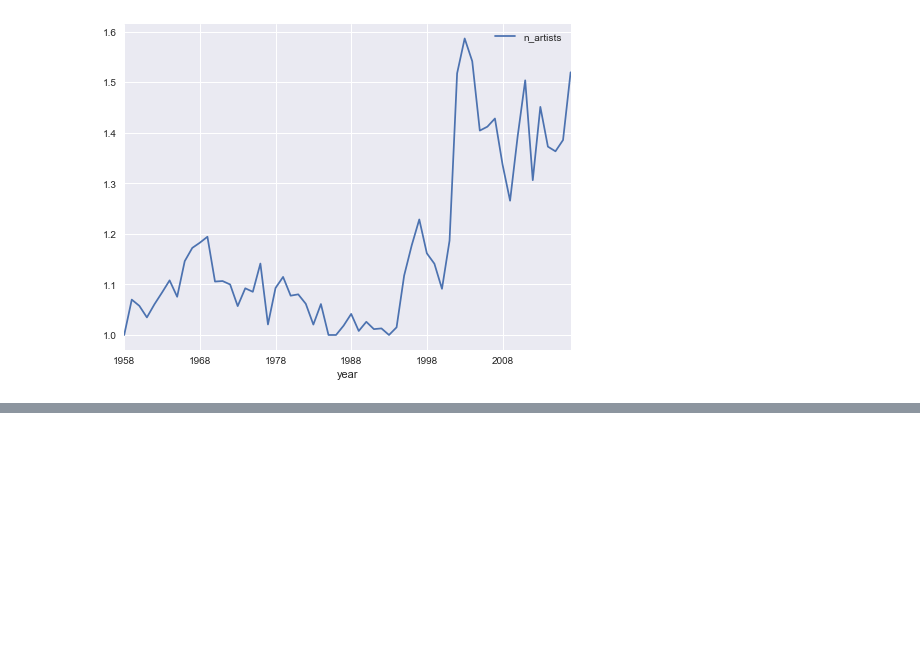
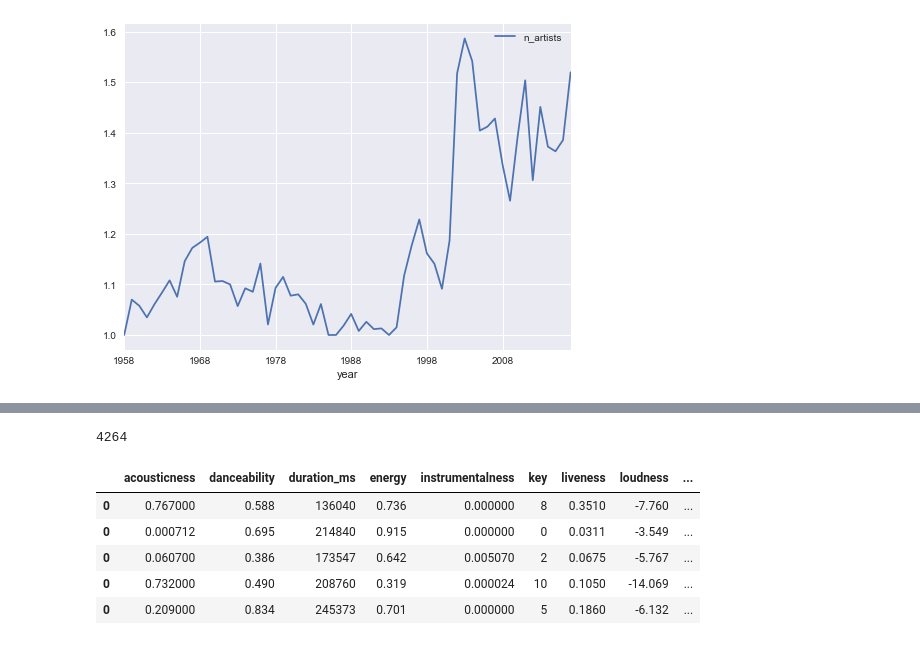
Before and after one commit to bxnxiong/Data-Science-Portfolio, a Jupyter notebook: Capstone Project 1.ipynb, the cells around one changed output, grey strips where cells are left out. Drawn from its saved outputs; the diff is of its cells as text; code cells hidden in the pictures; blank space fills up the shorter version.

```diff
--- a/Capstone Project 1.ipynb
+++ b/Capstone Project 1.ipynb
@@ -239,0 +314,31 @@ Artists collaboration are helping them get on the top 10 charts!
+# %%
+print len(distinct_trackids)
+audio_data = pd.DataFrame()
+# %% [output]
+4264
+# %%
+def chunk_100(series):
+    for i in xrange(0,len(series),100):
+        yield series[i:(i+100)]
+# %%
+import os.path
+
+if not os.path.isfile('Spotify_audio_features'):
+    for i,track_ids in enumerate(chunk_100(distinct_trackids)):
+        audio_features,token = multiple_audio_features(track_ids,token)
+        audio_data = audio_data.append(audio_features)
+
+    assert len(audio_data)==len(distinct_trackids)
+    audio_data.to_pickle('Spotify_audio_features')
+
+else:
+    audio_data = pd.read_pickle('Spotify_audio_features')
+# %%
+audio_data.head()
+# %% [output]
+|  | acousticness | danceability | duration_ms | energy | instrumentalness | key | liveness | loudness | ... |
+| 0 | 0.767000 | 0.588 | 136040 | 0.736 | 0.000000 | 8 | 0.3510 | -7.760 | ... |
+| 0 | 0.000712 | 0.695 | 214840 | 0.915 | 0.000000 | 0 | 0.0311 | -3.549 | ... |
+| 0 | 0.060700 | 0.386 | 173547 | 0.642 | 0.005070 | 2 | 0.0675 | -5.767 | ... |
+| 0 | 0.732000 | 0.490 | 208760 | 0.319 | 0.000024 | 10 | 0.1050 | -14.069 | ... |
+| 0 | 0.209000 | 0.834 | 245373 | 0.701 | 0.000000 | 5 | 0.1860 | -6.132 | ... |
```
Also changed, not shown: parts of 34 cells of this notebook, 1 other file.
